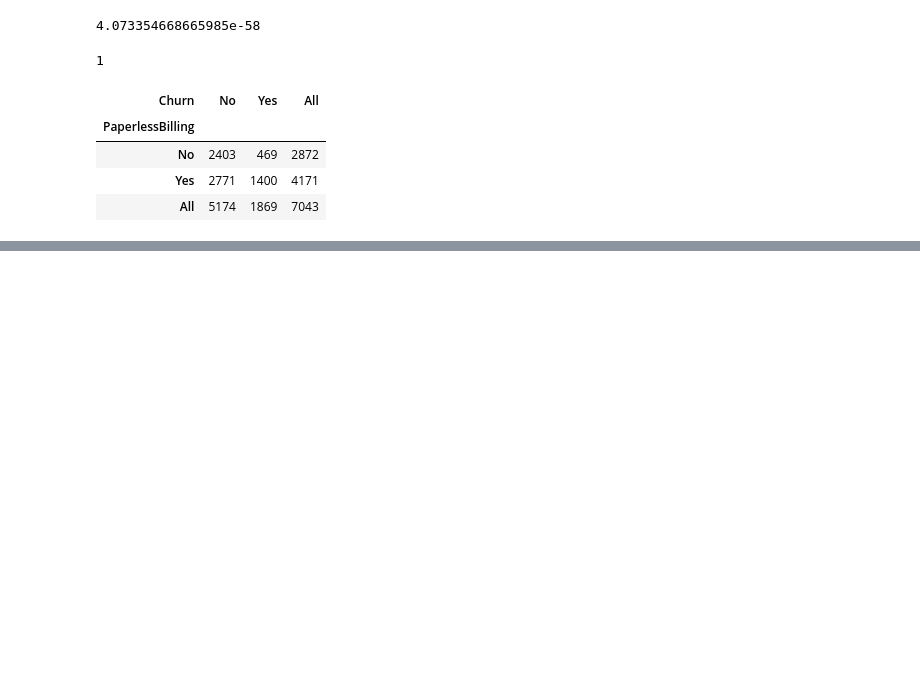
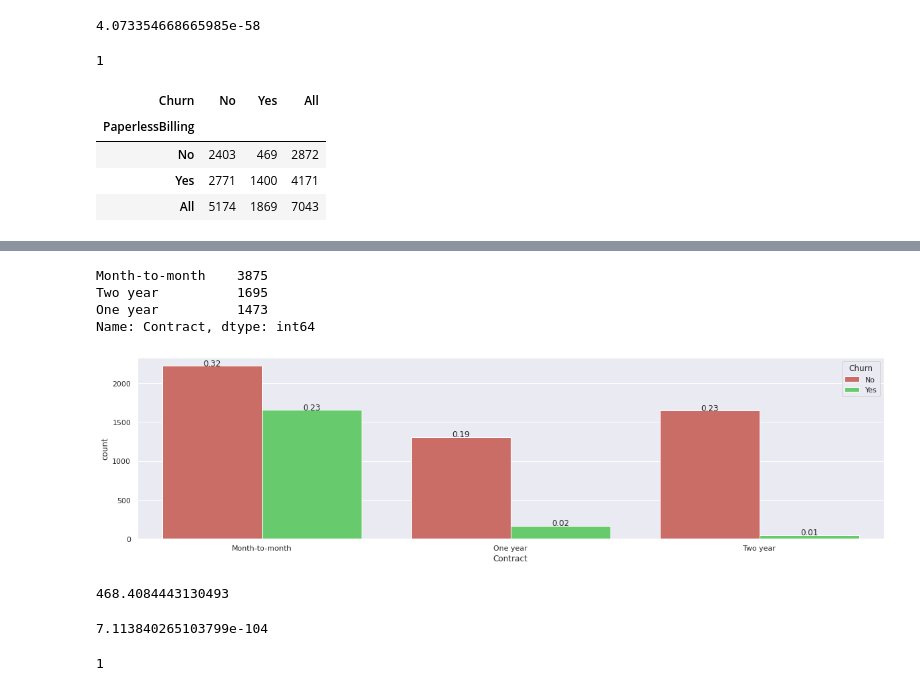
Before and after one commit to shelly2904/DATA_SCIENCE, a Jupyter notebook: EDA/Applied_Statistics.ipynb, the cells around one changed output, grey strips where cells are left out. Saved outputs shown, nothing was run; the diff lists cells and outputs as text; code cells hidden in the pictures; blank space fills up the shorter version.

```diff
--- a/EDA/Applied_Statistics.ipynb
+++ b/EDA/Applied_Statistics.ipynb
@@ -410,0 +424,22 @@ pd.crosstab(index=churn_df["PaperlessBilling"], columns=churn_df["Churn"], margi
+# %%
+churn_df["Contract"].value_counts()
+# %% [output]
+Month-to-month    3875
+Two year          1695
+One year          1473
+Name: Contract, dtype: int64
+# %%
+sns.set(style="darkgrid")
+sns.set_palette("hls", 3)
+
+fig,ax = plt.subplots(figsize=(20,5))
+ax = sns.countplot(x='Contract', hue= "Churn", data= churn_df)
+
+for p in ax.patches:
+  height = p.get_height()
+  ax.text(p.get_x()+p.get_width()/2,
+          height+3,
+          '{:1.2f}'.format(height/churn_df.shape[0]),
+          ha="center")
+# %% [output]
+[figure, added]
@@ -410,0 +451,14 @@ pd.crosstab(index=churn_df["PaperlessBilling"], columns=churn_df["Churn"], margi
+# %%
+chi2
+# %% [output]
+468.4084443130493
+# %%
+p
+# %% [output]
+7.113840265103799e-104
+# %%
+dof
+
+# No relationship
+# %% [output]
+1
```
Also changed, not shown: parts of 15 cells of this notebook.
